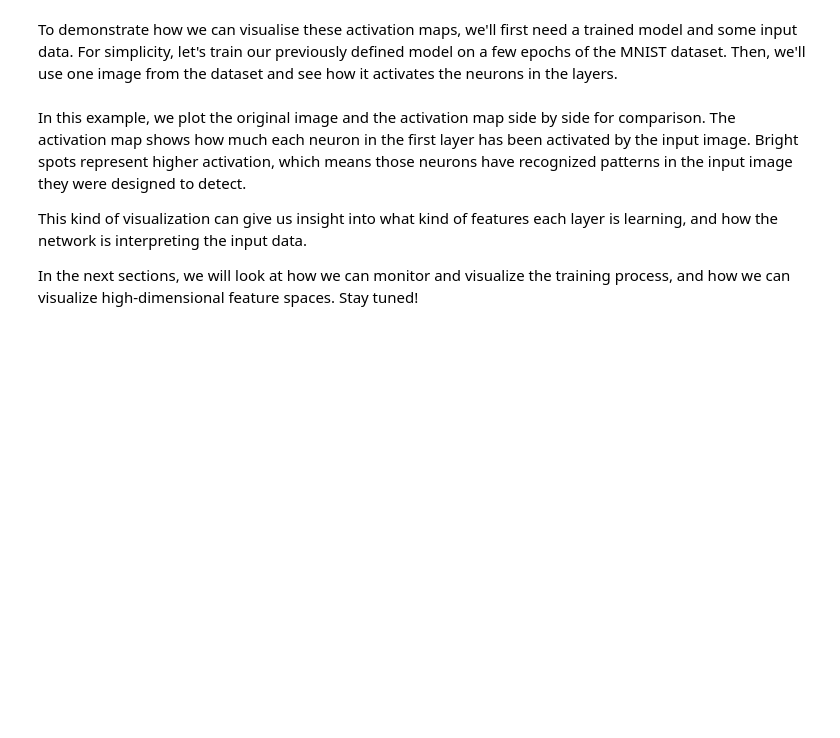
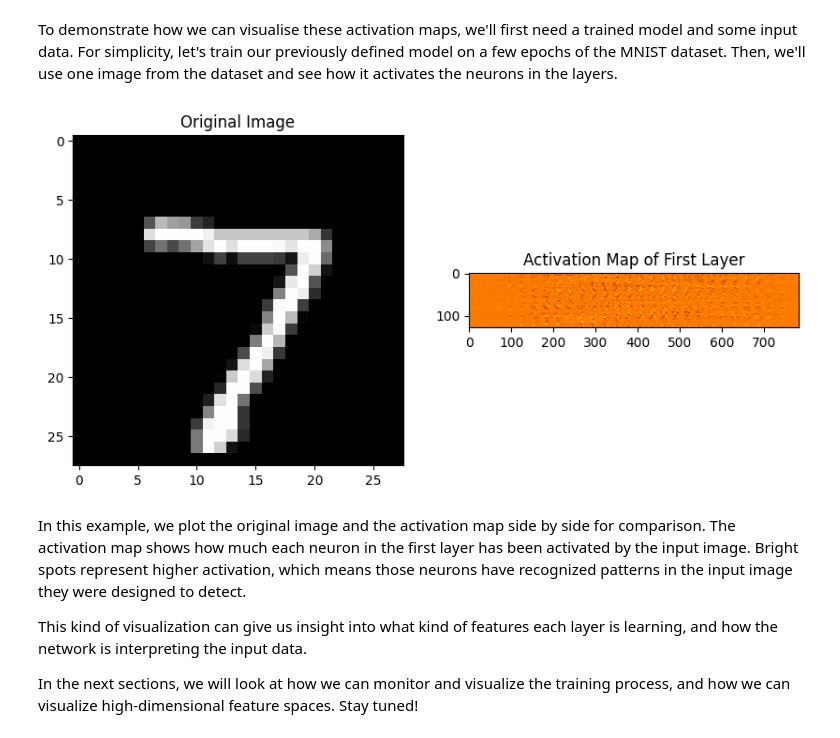
Before and after one commit to asw-v4/blog-posts, a Jupyter notebook: 01_NeuralNetworkVisualization/main.ipynb, the cells around one changed output. Saved outputs shown, nothing was run; the diff lists cells and outputs as text; code cells hidden in the pictures; blank space fills up the shorter version.

```diff
--- a/01_NeuralNetworkVisualization/main.ipynb
+++ b/01_NeuralNetworkVisualization/main.ipynb
@@ -188,27 +222,29 @@ To demonstrate how we can visualise these activation maps, we'll first need a tr
 # %%
 # Get one batch of test images
 dataiter = iter(test_loader)
-images, labels = dataiter.next()
+images, labels = next(dataiter)
 
 # Select an image
 image = images[0]
 
 # Forward pass through the network
 model.eval() # Set the model to evaluation mode
 img = image.unsqueeze(0).to(device)
 output = model(img)
 
 # Plot the original image
 plt.figure(figsize=(10,10))
 plt.subplot(1,2,1)
 plt.title("Original Image")
 plt.imshow(img.cpu().numpy().squeeze(), cmap='gray')
 
 # Plot the activation of the first layer
 plt.subplot(1,2,2)
 plt.title("Activation Map of First Layer")
-plt.imshow(model.fc1.weight.data.cpu().numpy(), cmap='gray')
+plt.imshow(model.fc1.weight.data.cpu().numpy(), cmap='afmhot')
 plt.show()
+# %% [output]
+[figure, added]
 # %% [markdown]
 In this example, we plot the original image and the activation map side by side for comparison. The activation map shows how much each neuron in the first layer has been activated by the input image. Bright spots represent higher activation, which means those neurons have recognized patterns in the input image they were designed to detect.
 
```
Also changed, not shown: parts of 9 cells of this notebook.
